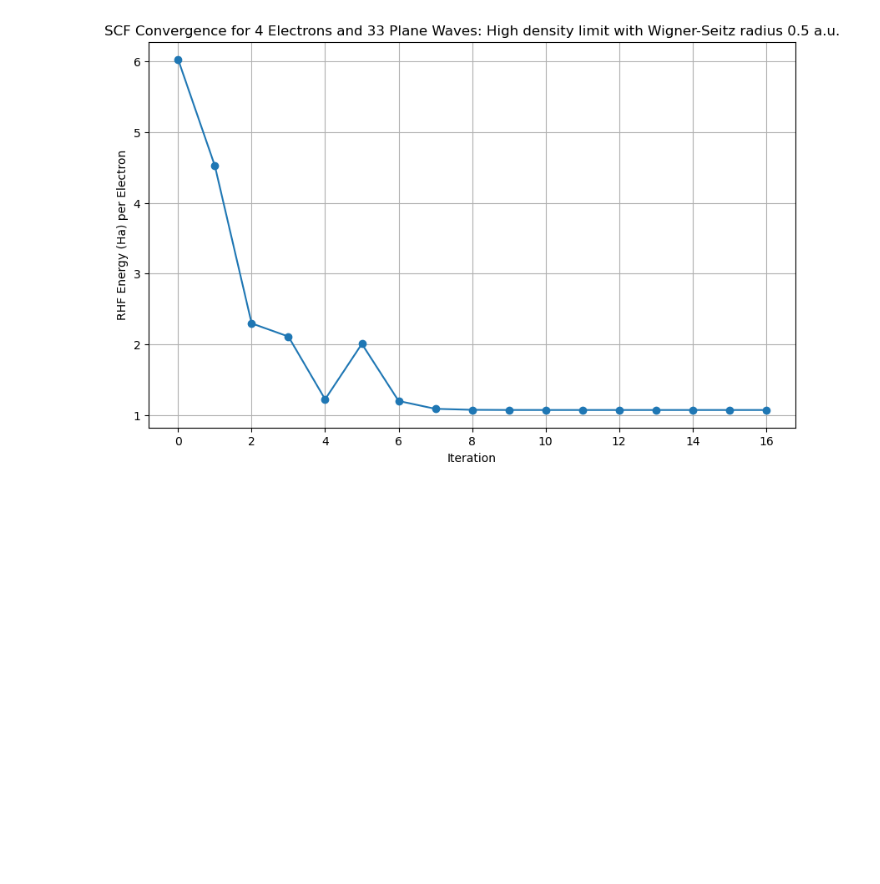
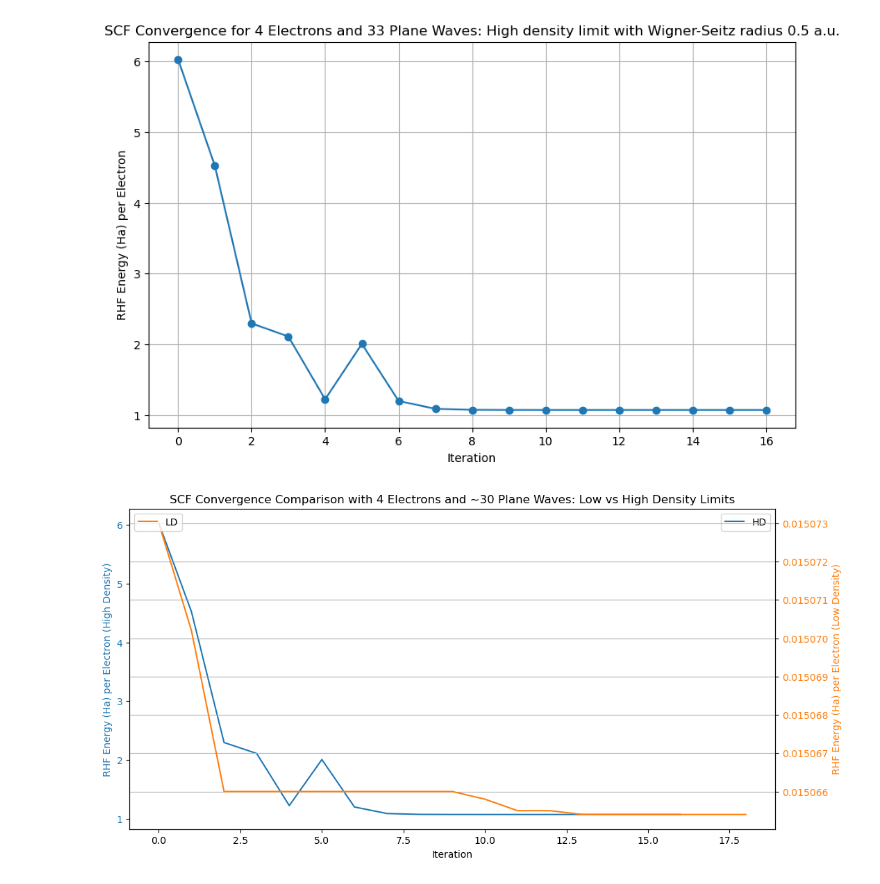
Before and after one commit to pkozlows/rotation_projects, a Jupyter notebook: hf_ueg/plt/scf.ipynb, the cells around one changed output. Drawn from its saved outputs; the diff is of its cells as text; code cells hidden in the pictures; blank space fills up the shorter version.

```diff
--- a/hf_ueg/plt/scf.ipynb
+++ b/hf_ueg/plt/scf.ipynb
@@ -58,6 +58,67 @@ plt.grid(True)
 plt.show()
 # %% [output]
 [figure]
+# %%
+import matplotlib.pyplot as plt
+
+def parse_scf_file(filename):
+    data = {}
+    with open(filename, 'r') as file:
+        lines = file.readlines()
+        i = 0
+        while i < len(lines):
+            if lines[i].startswith("Number of electrons:"):
+                n_elec = int(lines[i].split()[-1])
+                i += 1
+                if lines[i].startswith("Number of plane waves:"):
+                    n_pw = int(lines[i].split()[-1])
+                    i += 1
+                    iterations = []
+                    energies = []
+                    while i < len(lines) and not lines[i].startswith("Number of electrons:"):
+                        iter_energy = lines[i].split()
+                        iterations.append(int(iter_energy[0]))
+                        energies.append(float(iter_energy[1]))
+                        i += 1
+                    data[n_elec] = (n_pw, iterations, energies)
+            else:
+                i += 1
+    return data
+
+# Parse data from both files
+ld_data = parse_scf_file('scf_ld.txt')
+hd_data = parse_scf_file('scf_hd.txt')
+
+# Plotting
+fig, ax1 = plt.subplots(figsize=(12, 6))
+
+# Plot high density data on the primary y-axis
+for n_elec in hd_data:
+    if n_elec in ld_data:
+        n_pw_hd, iterations_hd, energies_hd = hd_data[n_elec]
+        ax1.plot(iterations_hd, energies_hd, label=f'HD')
+ax1.set_xlabel('Iteration')
+ax1.set_ylabel('RHF Energy (Ha) per Electron (High Density)', color='tab:blue')
+ax1.tick_params(axis='y', labelcolor='tab:blue')
+ax1.legend(loc='upper right')
+
+# Create a secondary y-axis for low density data
+ax2 = ax1.twinx()
+for n_elec in ld_data:
+    n_pw_ld, iterations_ld, energies_ld = ld_data[n_elec]
+    ax2.plot(iterations_ld, energies_ld, label=f'LD', color='tab:orange')
+ax2.set_ylabel('RHF Energy (Ha) per Electron (Low Density)', color='tab:orange')
+ax2.tick_params(axis='y', labelcolor='tab:orange')
+ax2.legend(loc='upper left')
+
+plt.title('SCF Convergence Comparison with 4 Electrons and ~30 Plane Waves: Low vs High Density Limits')
+plt.grid(True)
+
+# Save and show the plot
+plt.savefig('scf_convergence_comparison.png')
+plt.show()
+# %% [output]
+[figure, added]
 # %%
 import matplotlib.pyplot as plt
 
```
Also changed, not shown: parts of 1 cell of this notebook, 18 other files.
